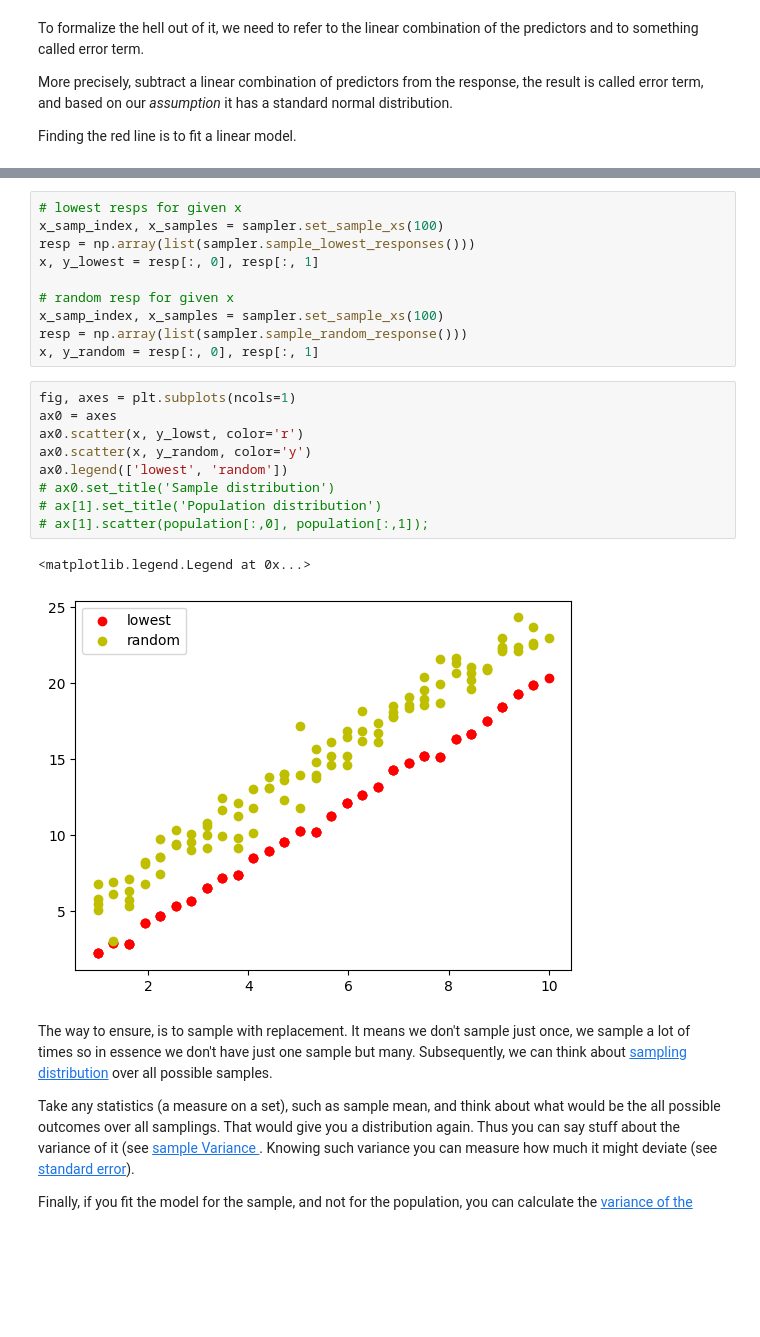
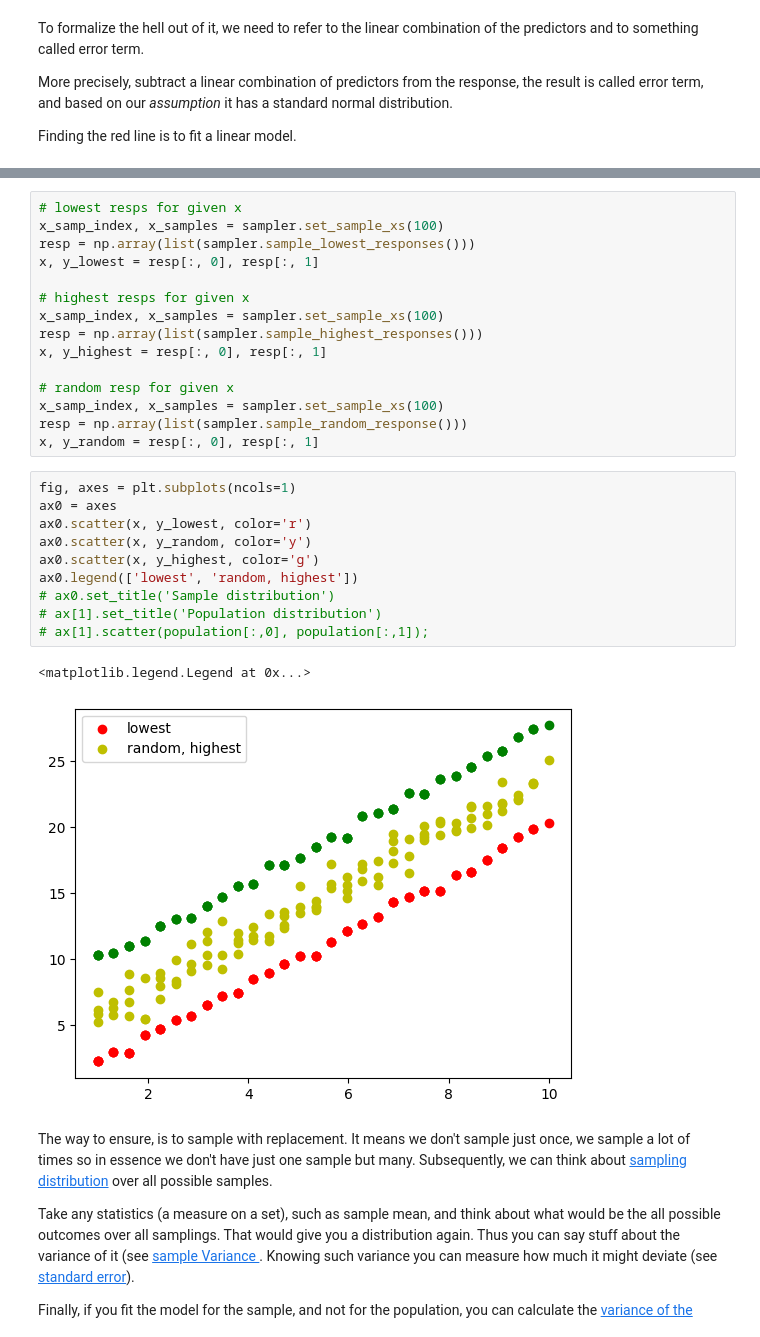
Before and after one commit to aminehd/AminehTechnicalWritings, a Jupyter notebook: notebookes/LinearRegressionMatrix.ipynb, the cells around one changed output, grey strips where cells are left out. Drawn from its saved outputs; the diff is of its cells as text; blank space fills up the shorter version.

Commit message:
Sample highest

```diff
--- a/notebookes/LinearRegressionMatrix.ipynb
+++ b/notebookes/LinearRegressionMatrix.ipynb
@@ -169,6 +179,11 @@ x_samp_index, x_samples = sampler.set_sample_xs(100)
 resp = np.array(list(sampler.sample_lowest_responses()))
 x, y_lowest = resp[:, 0], resp[:, 1]
 
+# highest resps for given x
+x_samp_index, x_samples = sampler.set_sample_xs(100)
+resp = np.array(list(sampler.sample_highest_responses()))
+x, y_highest = resp[:, 0], resp[:, 1]
+
 # random resp for given x
 x_samp_index, x_samples = sampler.set_sample_xs(100)
 resp = np.array(list(sampler.sample_random_response()))
@@ -176,15 +191,16 @@ x, y_random = resp[:, 0], resp[:, 1]
 # %%
 fig, axes = plt.subplots(ncols=1)
 ax0 = axes
-ax0.scatter(x, y_lowst, color='r')
+ax0.scatter(x, y_lowest, color='r')
 ax0.scatter(x, y_random, color='y')
-ax0.legend(['lowest', 'random'])
+ax0.scatter(x, y_highest, color='g')
+ax0.legend(['lowest', 'random, highest'])
 # ax0.set_title('Sample distribution')
 # ax[1].set_title('Population distribution')
 # ax[1].scatter(population[:,0], population[:,1]);
 # %% [output]
 <matplotlib.legend.Legend at 0x...>
-[figure, old version]
+[figure, new version]
 # %% [markdown]
 The way to ensure, is to sample with replacement. It means we don't sample just once, we sample a lot of times so in essence we don't have just one sample but many.  Subsequently, we can think about  [sampling distribution](https://en.wikipedia.org/wiki/Sampling_distribution) over all possible samples.
 
```
Also changed, not shown: parts of 3 cells of this notebook.
